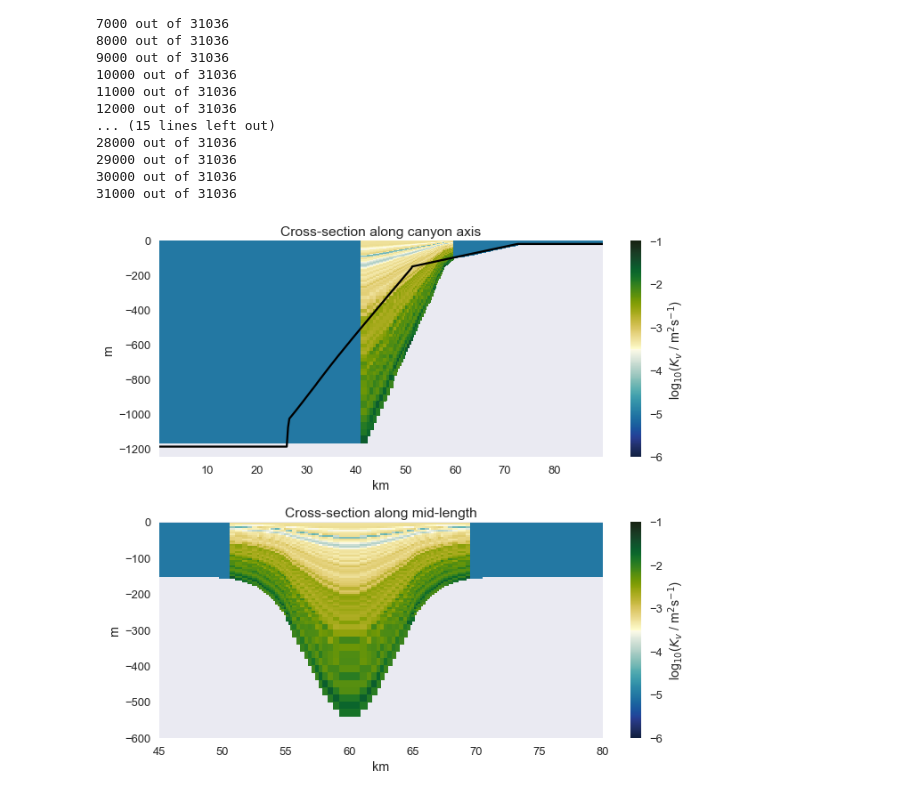
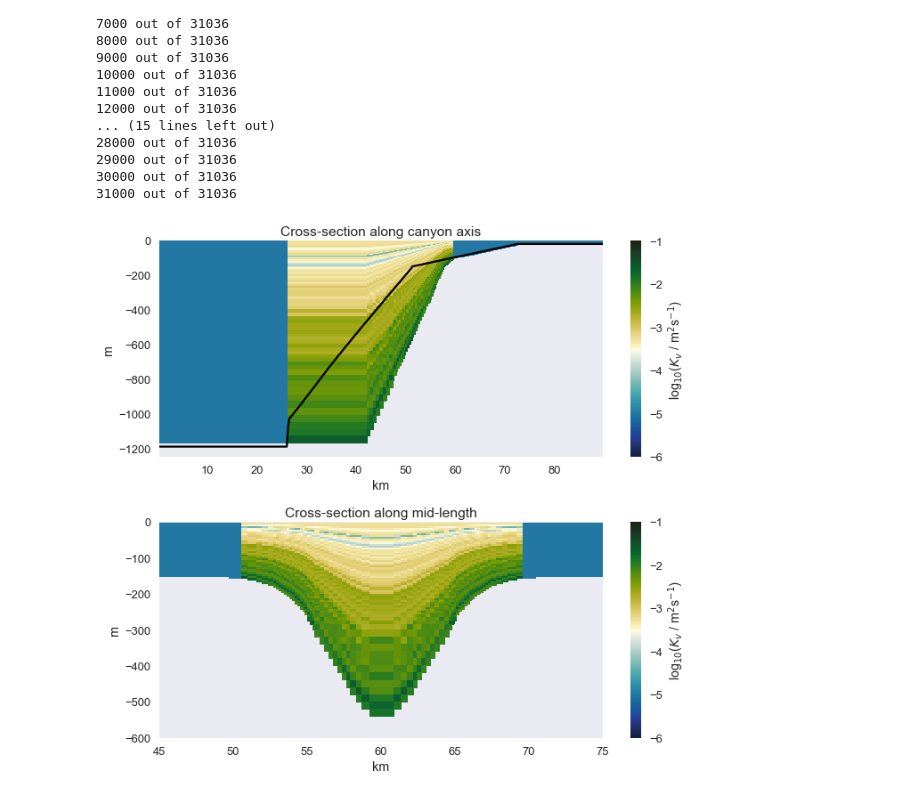
Before and after one commit to UBC-MOAD/buildcanyon, a Jupyter notebook: Stratification/GenerateDiffKrFile_realistic.ipynb, the cells around one changed output. Cells and saved outputs as stored; diff of their text form; code cells hidden in the pictures.

```diff
--- a/Stratification/GenerateDiffKrFile_realistic.ipynb
+++ b/Stratification/GenerateDiffKrFile_realistic.ipynb
@@ -72,7 +72,7 @@ ax1.set_ylabel('km')
 mesh = ax2.pcolor(X[:]/1000,Y[:]/1000, delta_masked, cmap = cmo.cm.deep)
 cb = plt.colorbar(mesh, ax=ax2)
 cb.set_label('m')
-ax2.set_title('delta masked <= 0.1')
+ax2.set_title('delta masked <= 5')
 ax2.set_xlabel('km')
 ax2.set_ylabel('km')
 # %% [output]
@@ -135,7 +135,7 @@ for ind, ax in zip(ind_canyon[ind_list], [ax0,ax1,ax2,ax3,ax5]):
 # %%
 # Build 3D array of diffusivities
 
-kv_array = np.ones(np.shape(hFacC))*kv_bg # Initial kv array
+kv_array = np.ones(np.shape(hFacCcan))*kv_bg # Initial kv array
 ind_canyon = np.argwhere(delta > thresh) # horizontal indices of canyon, (y,x)
 
 ii = 0
@@ -143,9 +143,13 @@ ii = 0
 for ind in ind_canyon:
 
     bot_ind = np.argmin(hFacCcan[:,ind[0],ind[1]]) # find bottom z-index (first zero in hFacC)
+
+    if bot_ind == 0: # this means hfac=1 through the whole water col
+        bot_ind = 89
+
     interp_z = RC[:bot_ind] # interp to water column above bottom
 
-    F = interp.interp1d(dep_mty*RC[bot_ind], kv_mty,kind='linear', fill_value='extrapolate')
+    F = interp.interp1d(dep_mty*RC[bot_ind], kv_mty, kind='linear', fill_value='extrapolate')
     kv_interp = F(interp_z)
 
     kv_array[:bot_ind, ind[0], ind[1]] = kv_interp
@@ -174,30 +178,30 @@ for ind in ind_canyon:
 # %%
 # Check cross-section
 
 masked_logkv = np.ma.masked_array(np.log10(kv_array), mask = land_mask)
 
 fig, (ax1, ax2) = plt.subplots(2,1, figsize=(10,9))
 
 mesh = ax1.pcolor(Y[:]/1000,RC[:], masked_logkv[:,:,180] , vmax=-1, vmin=-6, cmap = cmo.cm.delta)
 cb = plt.colorbar(mesh, ax=ax1)
 cb.set_label(r'log$_{10}$($K_v$ / m$^2$s$^{-1}$)')
 ax1.set_title('Cross-section along canyon axis')
 ax1.set_ylabel('m')
 ax1.set_xlabel('km')
 ax1.plot(Y[:]/1000, -depth_Can[:,280], 'k-')
 
 mesh = ax2.pcolor(X[:]/1000,RC[:], masked_logkv[:,227,:], vmax=-1, vmin=-6, cmap = cmo.cm.delta)
 cb = plt.colorbar(mesh, ax=ax2)
 cb.set_label(r'log$_{10}$($K_v$ / m$^2$s$^{-1}$)')
 ax2.set_title('Cross-section along mid-length')
 ax2.set_ylabel('m')
 ax2.set_xlabel('km')
 ax2.set_ylim(-600,0)
-ax2.set_xlim(45,80)
+ax2.set_xlim(45,75)
 
 plt.tight_layout()
 # %% [output]
-[figure, old version]
+[figure, new version]
 # %%
 # saving binary files
 # %%
```
